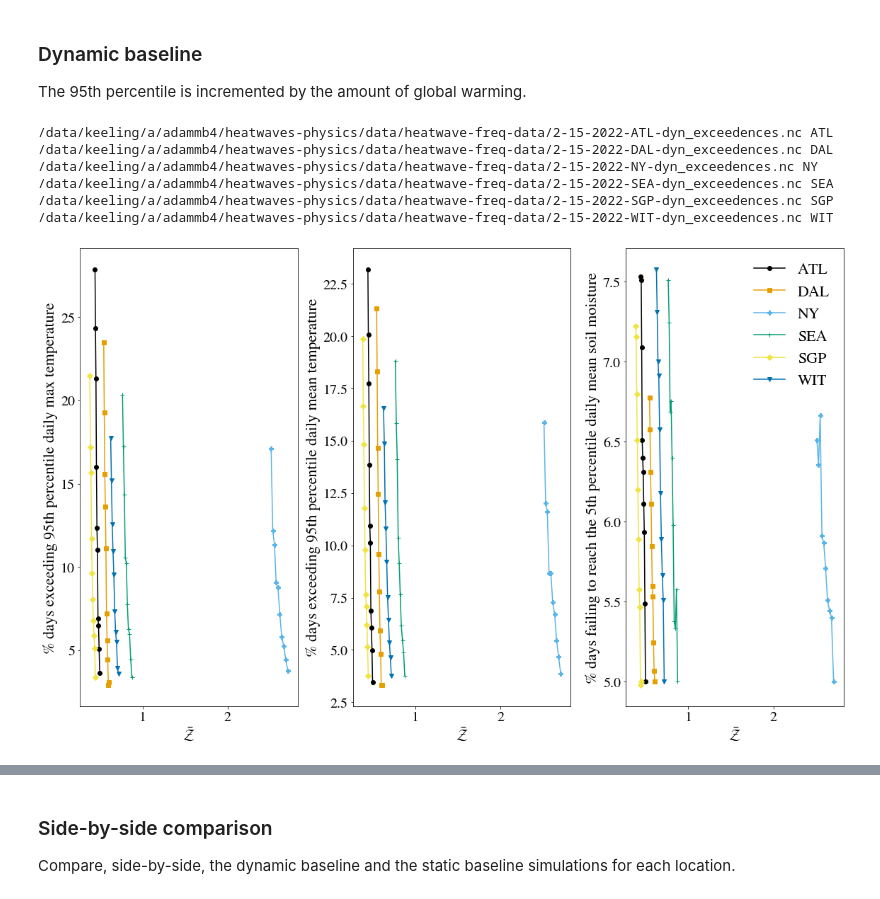
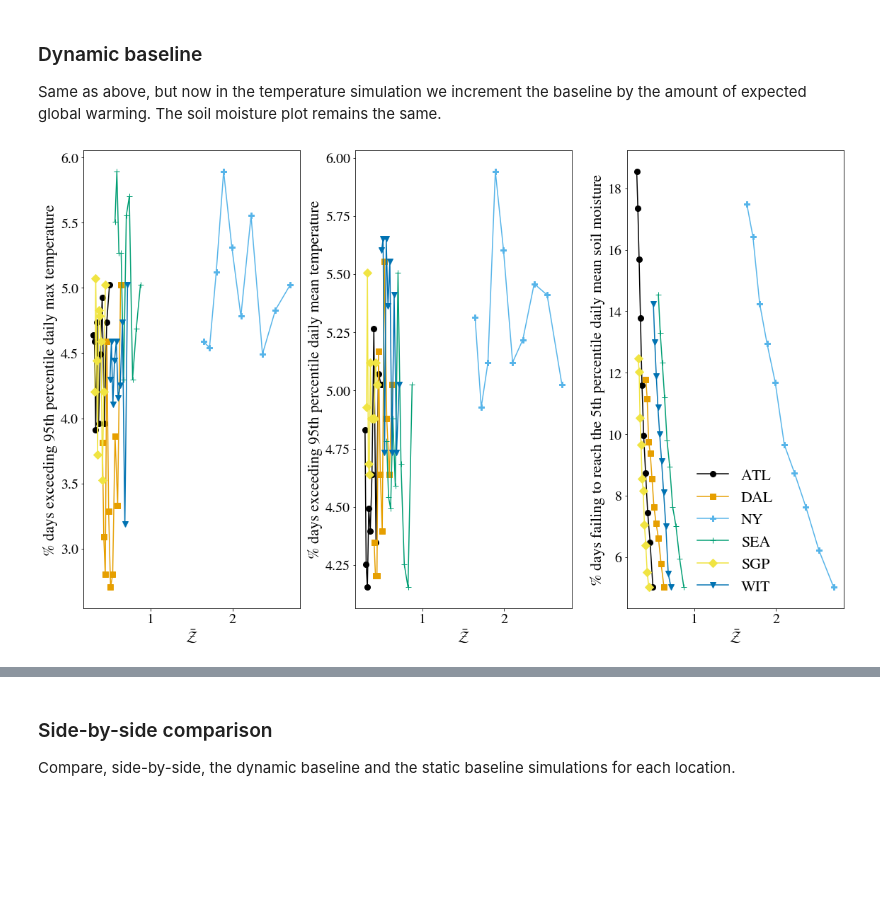
Before and after one commit to adam-bauer-34/SMACM-temp-extremes, a Jupyter notebook: notebooks/HWFreqAnalysis.ipynb, the cells around one changed output, grey strips where cells are left out. Cells and saved outputs as stored; diff of their text form; code cells hidden in the pictures; blank space fills up the shorter version.

```diff
--- a/notebooks/HWFreqAnalysis.ipynb
+++ b/notebooks/HWFreqAnalysis.ipynb
@@ -14,7 +35,7 @@ mpl.rcParams['font.family'] = 'STIXGeneral'
 # %%
-path = "../data/heatwave-freq-data/"
-exceedence_filenames = glob.glob(path + "2-15-2022-*")
-N_files = len(exceedence_filenames)
-exceedence_filenames.sort()
-exceedence_filenames
+sim_result_path = "/data/keeling/a/adammb4/heatwaves-physics/data/heatwave-freq-data/"
+sim_result_filenames = glob.glob(''.join([sim_result_path, '3-4-2022-*-full-*']))
+N_files = len(sim_result_filenames)
+sim_result_filenames.sort()
+sim_result_filenames
 # %% [output]
@@ -125,24 +143,15 @@ fig.tight_layout()
 # %%
-# plot results
-color_list = ['#000000', '#E69F00', '#56B4E9', '#009E73', '#F0E442', '#0072B2', '#D55E00', '#CC79A7']
-marker_list = ['o', 's', 'P', '+', 'D', 'v', '3']
-fontsize = 22
-labelsize = 20
-figsize = (16, 10)
-
 fig, ax = plt.subplots(1, 3, figsize=figsize)
 
-for file in range(0, N_files//2):
-    index = 2 * file + 1
-    print(exceedence_filenames[index], file_list[file])
-    ax[0].plot(np.log(Zs[index]), Tmax_exs[index], color=color_list[file], marker=marker_list[file], label=file_list[file])
-    ax[1].plot(np.log(Zs[index]), Tdaily_exs[index], color=color_list[file], marker=marker_list[file], label=file_list[file])
-    ax[2].plot(np.log(Zs[index]), mdaily_exs[index], color=color_list[file], marker=marker_list[file], label=file_list[file])
+for file in range(N_files):
+    ax[0].plot(np.log(Zs[file]), Tmax_exs_stat[file], color=color_list[file], marker=marker_list[file], markersize = markersize, label=file_list[file])
+    ax[1].plot(np.log(Zs[file]), Tdaily_exs_stat[file], color=color_list[file], marker=marker_list[file], markersize = markersize, label=file_list[file])
+    ax[2].plot(np.log(Zs[file]), mdaily_exs[file], color=color_list[file], marker=marker_list[file], markersize = markersize, label=file_list[file])
 
 ax[0].set_ylabel("% days exceeding 95th percentile daily max temperature", fontsize=fontsize)
 ax[1].set_ylabel("% days exceeding 95th percentile daily mean temperature", fontsize=fontsize)
 ax[2].set_ylabel("% days failing to reach the 5th percentile daily mean soil moisture", fontsize=fontsize)
-ax[2].legend(frameon=False, fontsize=fontsize)
+ax[1].legend(frameon=False, fontsize=fontsize)
 
 for plot in range(0, 3):
     ax[plot].tick_params(axis='both', labelsize=labelsize)
@@ -160,33 +163,25 @@ fig.tight_layout()
 # %% [markdown]
 ### Dynamic baseline
 
-The 95th percentile is incremented by the amount of global warming.
+Same as above, but now in the temperature simulation we increment the baseline by the amount of expected global warming. The soil moisture plot remains the same.
 # %%
 fig, ax = plt.subplots(1, 3, figsize=figsize)
 
-for file in range(0, N_files//2):
-    index = 2 * file
-    print(exceedence_filenames[index], file_list[file])
-    ax[0].plot(Zs[index], Tmax_exs[index], color=color_list[file], marker=marker_list[file], label=file_list[file])
-    ax[1].plot(Zs[index], Tdaily_exs[index], color=color_list[file], marker=marker_list[file], label=file_list[file])
-    ax[2].plot(Zs[index], mdaily_exs[index], color=color_list[file], marker=marker_list[file], label=file_list[file])
+for file in range(N_files):
+    ax[0].plot(Zs[file], Tmax_exs_dyn[file], color=color_list[file], marker=marker_list[file], markersize = markersize, label=file_list[file])
+    ax[1].plot(Zs[file], Tdaily_exs_dyn[file], color=color_list[file], marker=marker_list[file], markersize = markersize, label=file_list[file])
+    ax[2].plot(Zs[file], mdaily_exs[file], color=color_list[file], marker=marker_list[file], markersize = markersize, label=file_list[file])
 
 ax[0].set_ylabel("% days exceeding 95th percentile daily max temperature", fontsize=fontsize)
 ax[1].set_ylabel("% days exceeding 95th percentile daily mean temperature", fontsize=fontsize)
 ax[2].set_ylabel("% days failing to reach the 5th percentile daily mean soil moisture", fontsize=fontsize)
 ax[2].legend(frameon=False, fontsize=fontsize)
 
 for plot in range(0, 3):
     ax[plot].tick_params(axis='both', labelsize=labelsize)
     ax[plot].set_xlabel(r"$\bar{\mathcal{Z}}$", fontsize=fontsize)
 
 fig.tight_layout()
 # %% [output]
-/data/keeling/a/adammb4/heatwaves-physics/data/heatwave-freq-data/2-15-2022-ATL-dyn_exceedences.nc ATL
-/data/keeling/a/adammb4/heatwaves-physics/data/heatwave-freq-data/2-15-2022-DAL-dyn_exceedences.nc DAL
-/data/keeling/a/adammb4/heatwaves-physics/data/heatwave-freq-data/2-15-2022-NY-dyn_exceedences.nc NY
-/data/keeling/a/adammb4/heatwaves-physics/data/heatwave-freq-data/2-15-2022-SEA-dyn_exceedences.nc SEA
-/data/keeling/a/adammb4/heatwaves-physics/data/heatwave-freq-data/2-15-2022-SGP-dyn_exceedences.nc SGP
-/data/keeling/a/adammb4/heatwaves-physics/data/heatwave-freq-data/2-15-2022-WIT-dyn_exceedences.nc WIT
-[figure, old version]
+[figure, new version]
 # %% [markdown]
```
Also changed, not shown: parts of 52 cells of this notebook, 3 other files.
